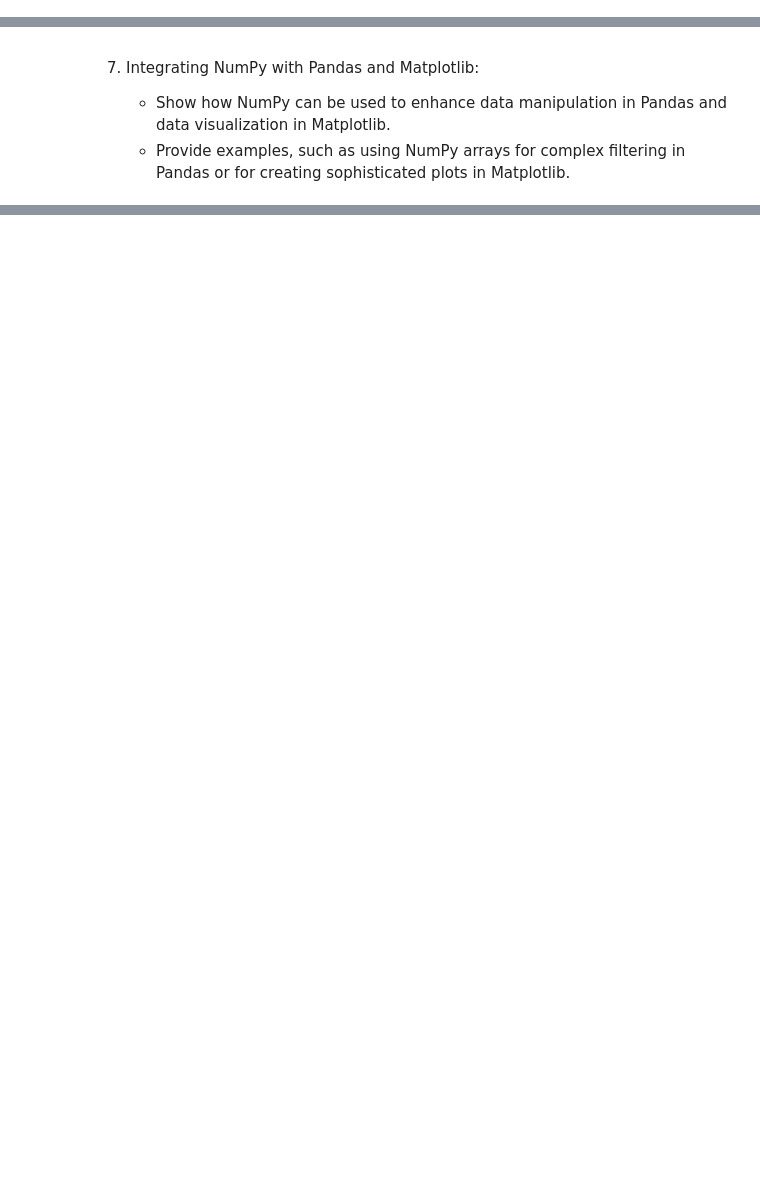
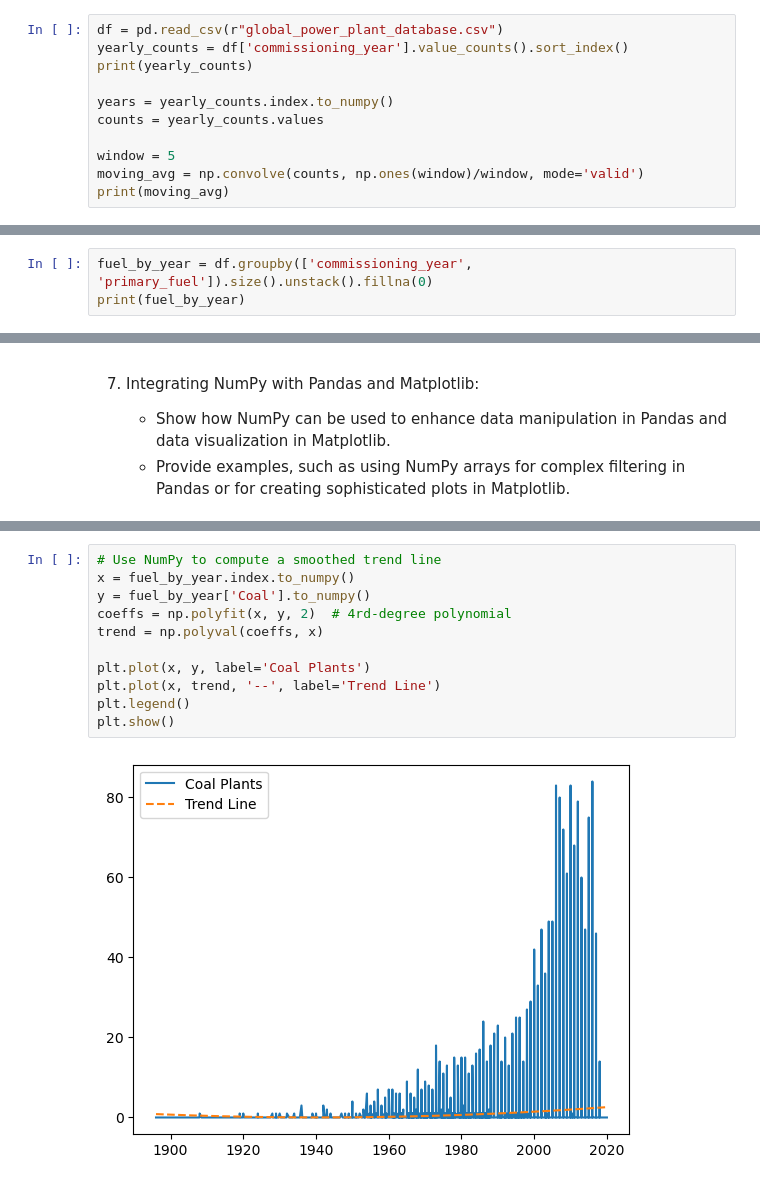
Before and after one commit to julietawenger/DI-Bootcamp, a Jupyter notebook: Week4/Day2/DailyChallenge.ipynb, the cells around one changed output, grey strips where cells are left out. Saved outputs shown, nothing was run; the diff lists cells and outputs as text; blank space fills up the shorter version.

```diff
--- a/Week4/Day2/DailyChallenge.ipynb
+++ b/Week4/Day2/DailyChallenge.ipynb
@@ -214,3 +215,14 @@ We see here that the t-stat is way above the critical value, that means that the
 
     - If the dataset includes time-related data (like year of establishment), use NumPy to analyze trends over time.
     - Explore how the mix of fuel types for power generation has evolved over the years.
+# %%
+df = pd.read_csv(r"global_power_plant_database.csv")
+yearly_counts = df['commissioning_year'].value_counts().sort_index()
+print(yearly_counts)
+
+years = yearly_counts.index.to_numpy()
+counts = yearly_counts.values
+
+window = 5
+moving_avg = np.convolve(counts, np.ones(window)/window, mode='valid')
+print(moving_avg)
@@ -216,0 +243,3 @@ We see here that the t-stat is way above the critical value, that means that the
+# %%
+fuel_by_year = df.groupby(['commissioning_year', 'primary_fuel']).size().unstack().fillna(0)
+print(fuel_by_year)
@@ -247,0 +342,13 @@ array(['Hydro', 'Solar', 'Solar', ..., 'Hydro', 'Coal', 'Hydro'],
+# %%
+# Use NumPy to compute a smoothed trend line
+x = fuel_by_year.index.to_numpy()
+y = fuel_by_year['Coal'].to_numpy()
+coeffs = np.polyfit(x, y, 2)  # 4rd-degree polynomial
+trend = np.polyval(coeffs, x)
+
+plt.plot(x, y, label='Coal Plants')
+plt.plot(x, trend, '--', label='Trend Line')
+plt.legend()
+plt.show()
+# %% [output]
+[figure, added]
```
Also changed, not shown: parts of 6 cells of this notebook.
